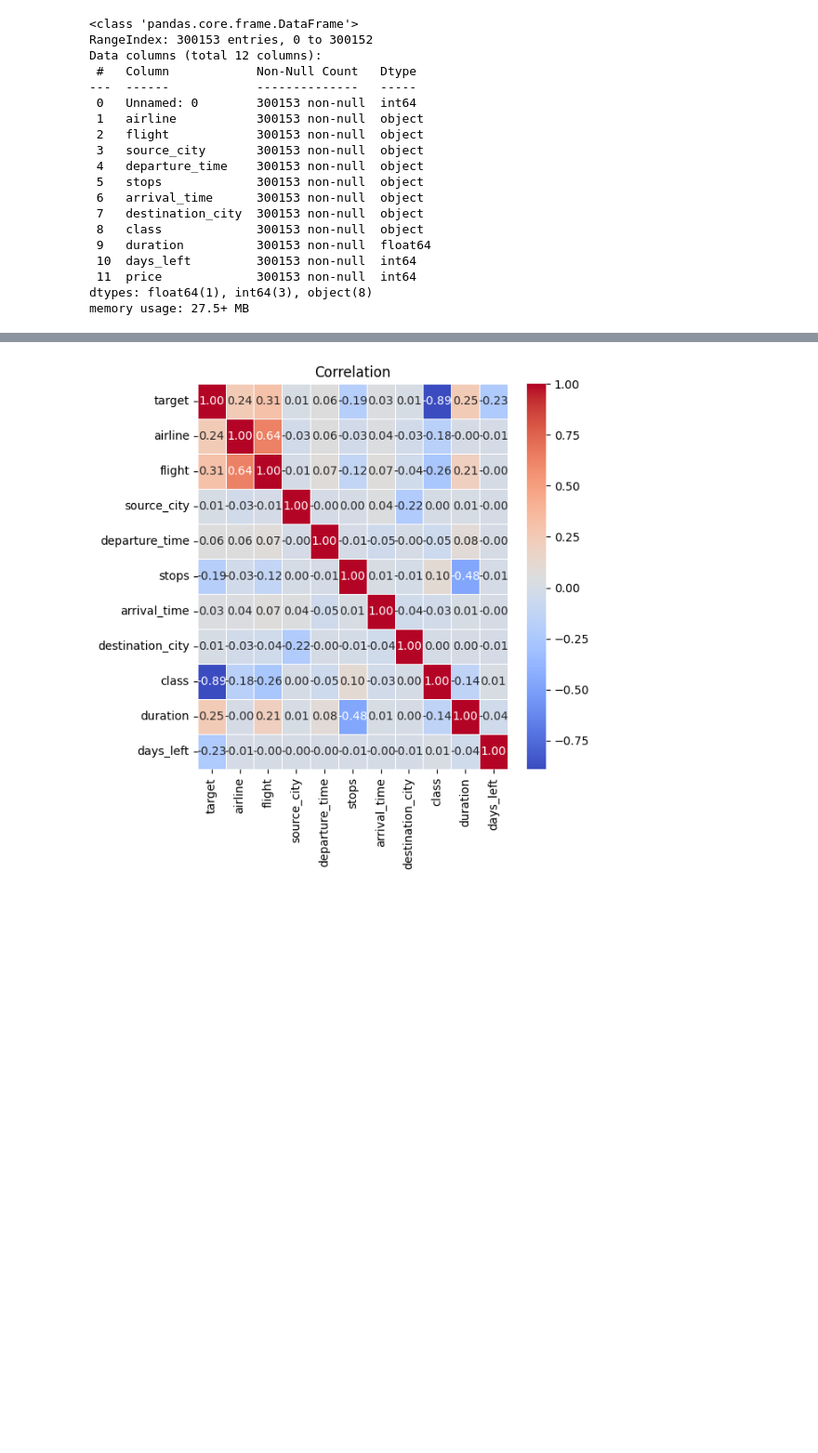
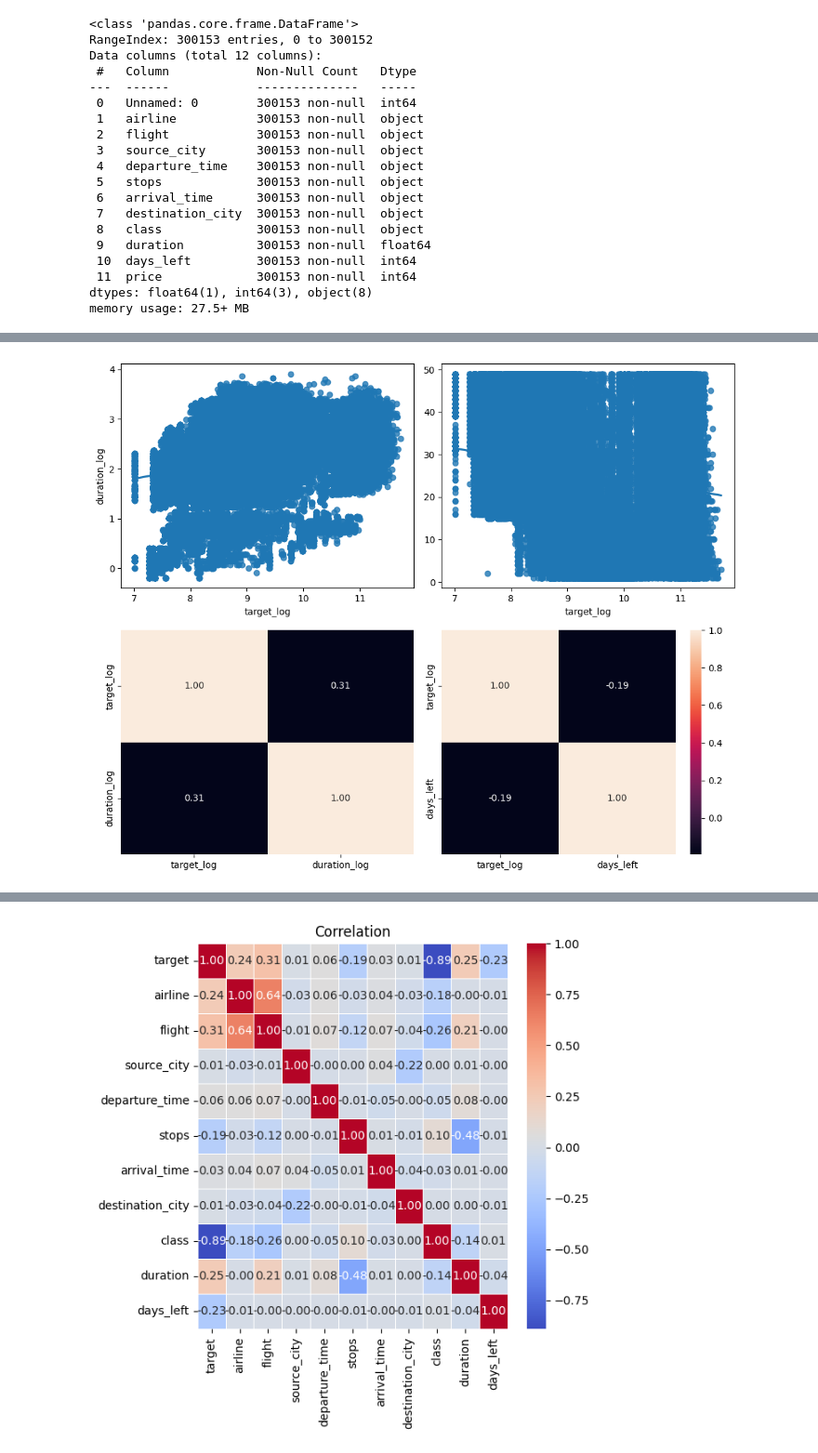
Before and after one commit to Alvizo-mx/Proyecto_final, a Jupyter notebook: flight_predictions_jess.ipynb, the cells around one changed output, grey strips where cells are left out. Shown at 93% size. Cells and saved outputs as stored; diff of their text form; code cells hidden in the pictures; blank space fills up the shorter version.

```diff
--- a/flight_predictions_jess.ipynb
+++ b/flight_predictions_jess.ipynb
@@ -226,0 +286,16 @@ sns.boxplot(data=df_train, x='target')
+# %%
+# Análisis bivariado variables categóricas
+# Create a multiple scatter diagram
+fig, axis = plt.subplots(2, 2, figsize=(10, 8))
+
+# Gráficos de regresión y heatmaps
+sns.regplot(ax=axis[0, 0], data=df_train, x="target_log", y="duration_log")
+sns.heatmap(df_train[["target_log", "duration_log"]].corr(), annot=True, fmt=".2f", ax=axis[1, 0], cbar=False)
+sns.regplot(ax=axis[0, 1], data=df_train, x="target_log", y="days_left").set(ylabel=None)
+sns.heatmap(df_train[["target_log", "days_left"]].corr(), annot=True, fmt=".2f", ax=axis[1, 1])
+
+# Ajustar diseño
+plt.tight_layout()
+plt.show()
+# %% [output]
+[figure, added]
```
Also changed, not shown: parts of 17 cells of this notebook.
